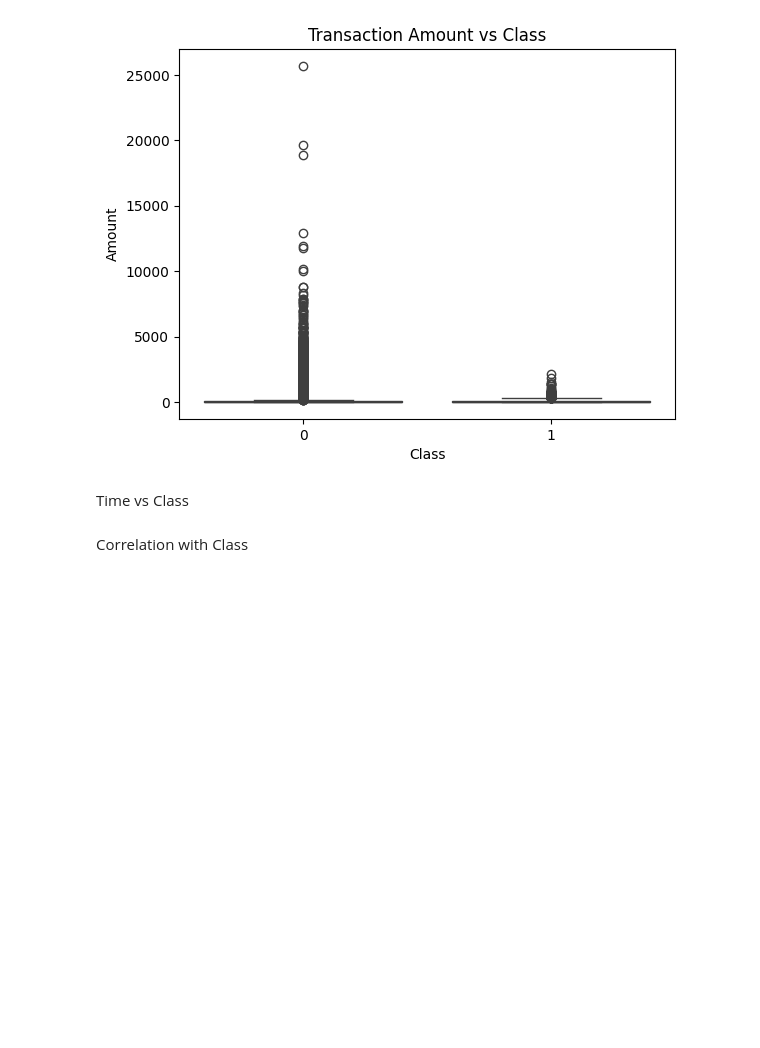
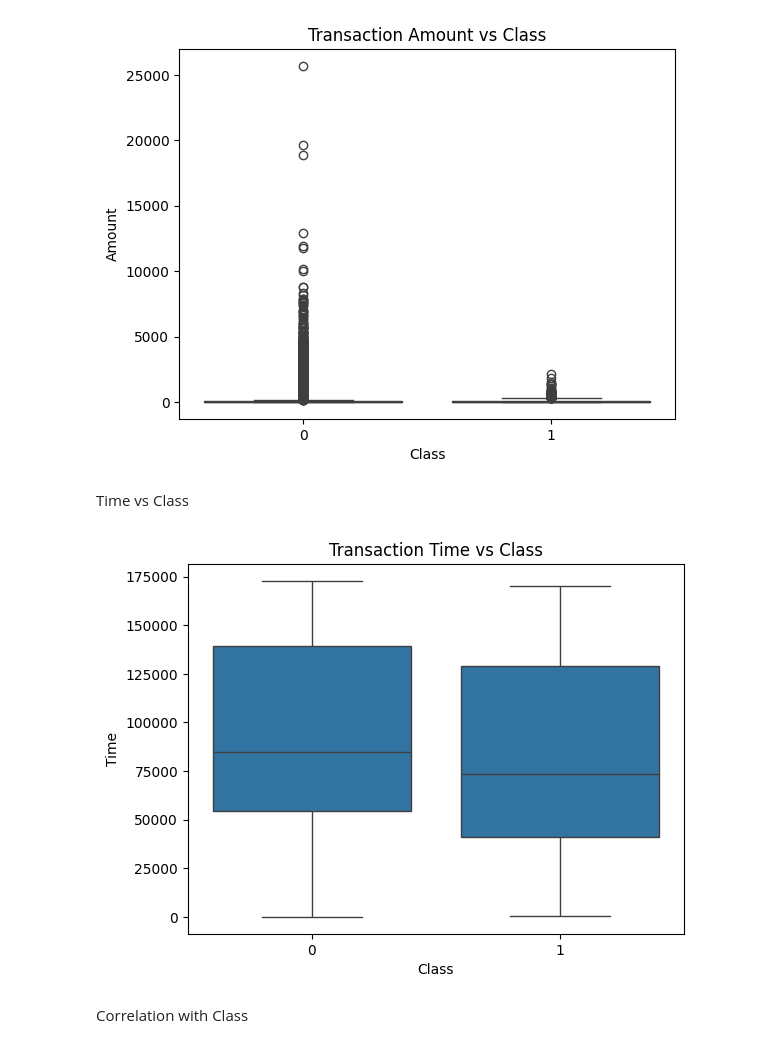
Before and after one commit to melimhur-eng/fraud-detection, a Jupyter notebook: notebooks/eda-creditcard.ipynb, the cells around one changed output. Drawn from its saved outputs; the diff is of its cells as text; code cells hidden in the pictures; blank space fills up the shorter version.

```diff
--- a/notebooks/eda-creditcard.ipynb
+++ b/notebooks/eda-creditcard.ipynb
@@ -137,9 +137,11 @@ plt.show()
 # %% [markdown]
 Time vs Class
 # %%
-sns.boxplot(x="Class", y="Time", data=df)
+sns.boxplot(x="Class", y="Time", data=credit_df)
 plt.title("Transaction Time vs Class")
 plt.show()
+# %% [output]
+[figure, added]
 # %% [markdown]
 Correlation with Class
 # %%
```
Also changed, not shown: parts of 2 cells of this notebook.
